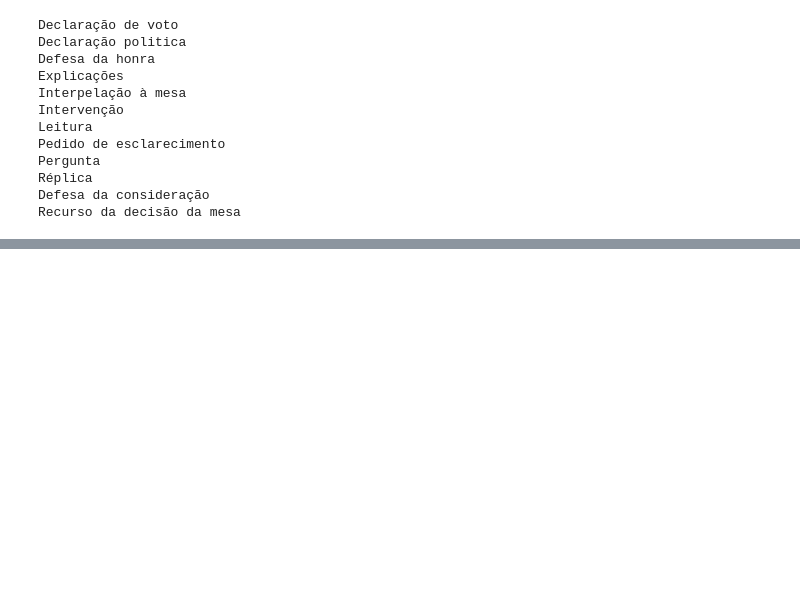
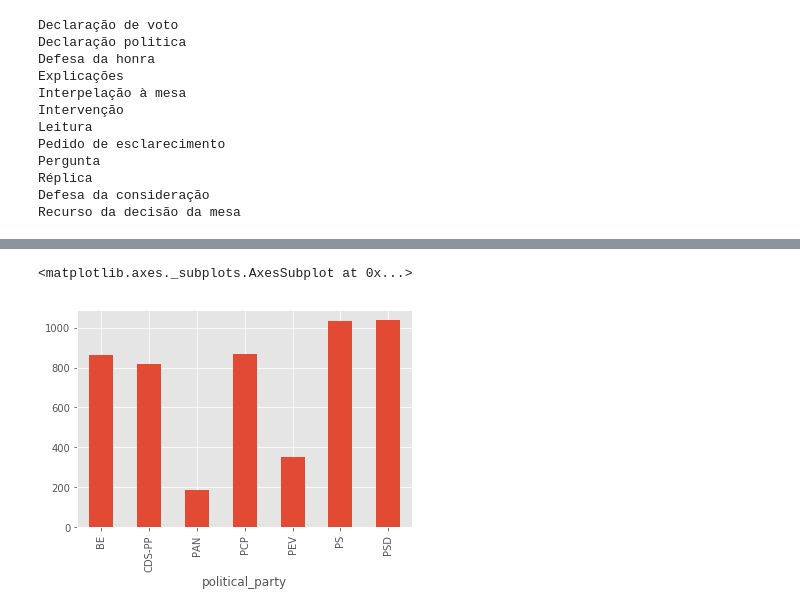
Before and after one commit to duarteocarmo/assembleia, a Jupyter notebook: Analise.ipynb, the cells around one changed output, grey strips where cells are left out. Cells and saved outputs as stored; diff of their text form; code cells hidden in the pictures; blank space fills up the shorter version.

```diff
--- a/Analise.ipynb
+++ b/Analise.ipynb
@@ -260,0 +322,5 @@ assembleia.political_party.unique()
+# %%
+assembleia[(assembleia.intervention_type==u'Intervenção')].groupby('political_party').intervention_type.count().plot(kind='bar')
+# %% [output]
+<matplotlib.axes._subplots.AxesSubplot at 0x...>
+[figure, added]
```
Also changed, not shown: parts of 18 cells of this notebook.
